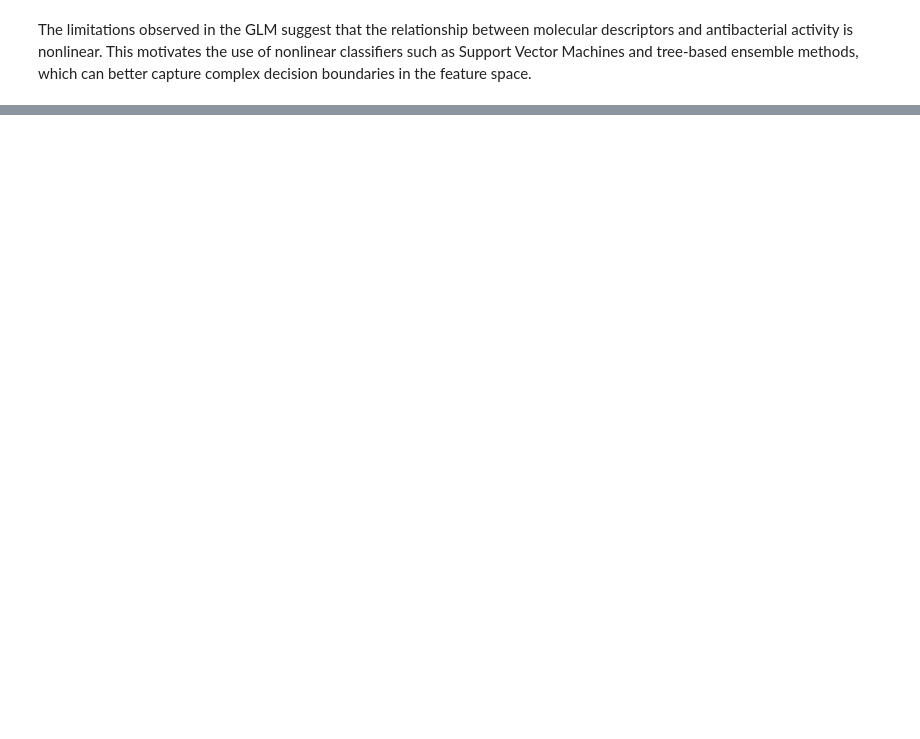
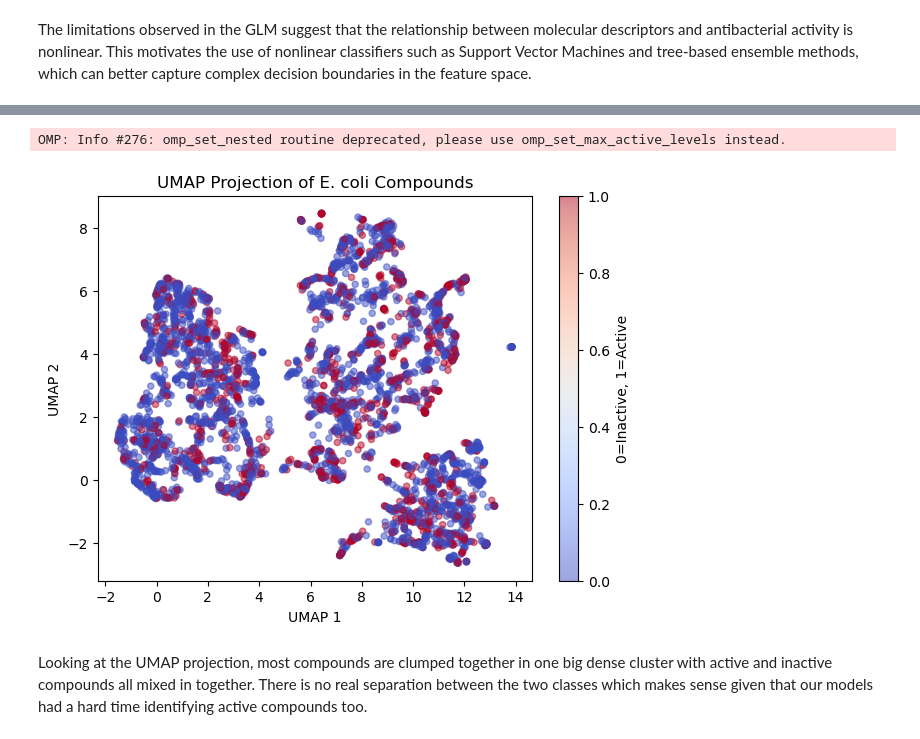
Before and after one commit to dw1229/chem277a-final-ecoli-inhibition-ml, a Jupyter notebook: ecoli_inhibition_ml.ipynb, the cells around one changed output, grey strips where cells are left out. Drawn from its saved outputs; the diff is of its cells as text; code cells hidden in the pictures; blank space fills up the shorter version.

```diff
--- a/ecoli_inhibition_ml.ipynb
+++ b/ecoli_inhibition_ml.ipynb
@@ -690,0 +1019,30 @@ The limitations observed in the GLM suggest that the relationship between molecu
+# %%
+# Use only the original molecular descriptors for UMAP visualization
+DESCRIPTOR_COLUMNS = ['MW', 'logP', 'TPSA', 'HBD', 'HBA', 'RotBonds', 'Rings', 'ArRings', 'QED']
+
+# Scale just these columns
+scaler_umap = StandardScaler()
+X_umap_features = scaler_umap.fit_transform(master_df[DESCRIPTOR_COLUMNS])
+
+# Create UMAP reducer
+reducer = umap.UMAP(n_components=2, random_state=28)
+
+# Fit and transform
+X_umap = reducer.fit_transform(X_umap_features)
+
+# Get labels for all data
+y_all = (master_df['INHIB_AVE'] > master_df['INHIB_AVE'].quantile(0.7)).astype(int)
+
+# Plot
+fig, ax = plt.subplots(figsize=(7,5))
+scatter = ax.scatter(X_umap[:, 0], X_umap[:, 1], c=y_all, cmap='coolwarm', alpha=0.5, s=20)
+ax.set_title('UMAP Projection of E. coli Compounds')
+ax.set_xlabel('UMAP 1')
+ax.set_ylabel('UMAP 2')
+plt.colorbar(scatter, ax=ax, label='0=Inactive, 1=Active')
+plt.show()
+# %% [output]
+OMP: Info #276: omp_set_nested routine deprecated, please use omp_set_max_active_levels instead.
+[figure, added]
+# %% [markdown]
+Looking at the UMAP projection, most compounds are clumped together in one big dense cluster with active and inactive compounds all mixed in together. There is no real separation between the two classes which makes sense given that our models had a hard time identifying active compounds too.
```
Also changed, not shown: parts of 23 cells of this notebook.
